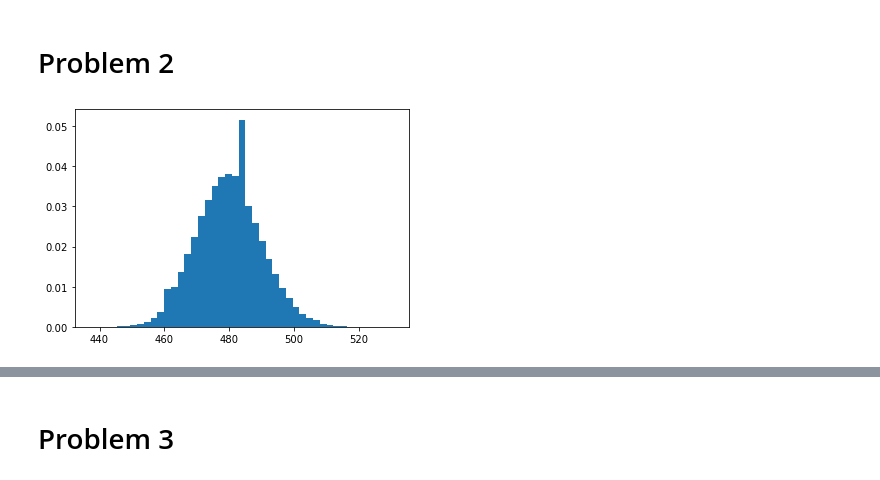
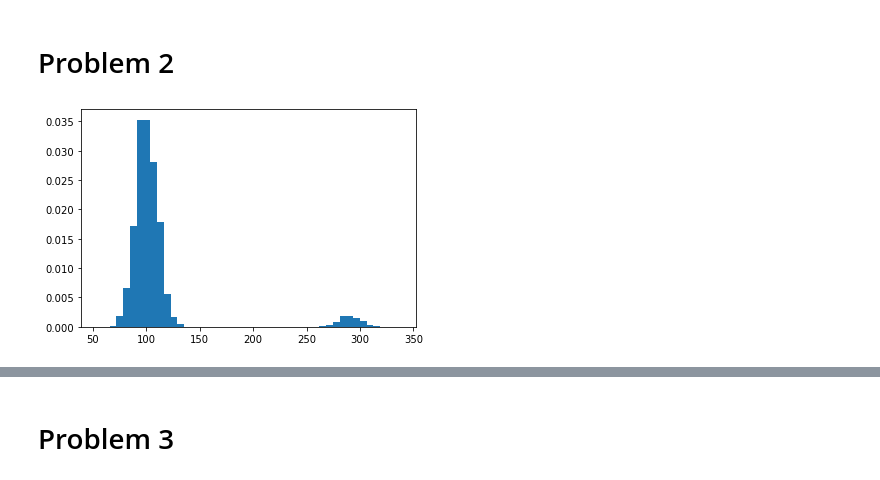
Before and after one commit to jarods00/PHYS434, a Jupyter notebook: Lab 6.ipynb, the cells around one changed output, grey strips where cells are left out. Drawn from its saved outputs; the diff is of its cells as text; code cells hidden in the pictures.

```diff
--- a/Lab 6.ipynb
+++ b/Lab 6.ipynb
@@ -30,18 +30,18 @@ print("5 sigma value is " + str(sig_val) + ".")
 # %%
 fig, ax = plt.subplots(1, 1)
 
 prob8sigma = stats.norm.cdf(8, loc = 0, scale = 1)
 sig8 = stats.poisson.ppf(prob8sigma, 100, loc = 0)
 
-
+data = bkgd
 
 inject = np.zeros(1000000)
 for i in range(50000):
     inject[random.randint(0, 1000000)] = sig8
 
 data = data + inject
 
 ax.hist(data, bins = 45, density = True)
 plt.show()
 # %% [output]
-[figure, old version]
+[figure, new version]
```
Also changed, not shown: parts of 7 cells of this notebook.
